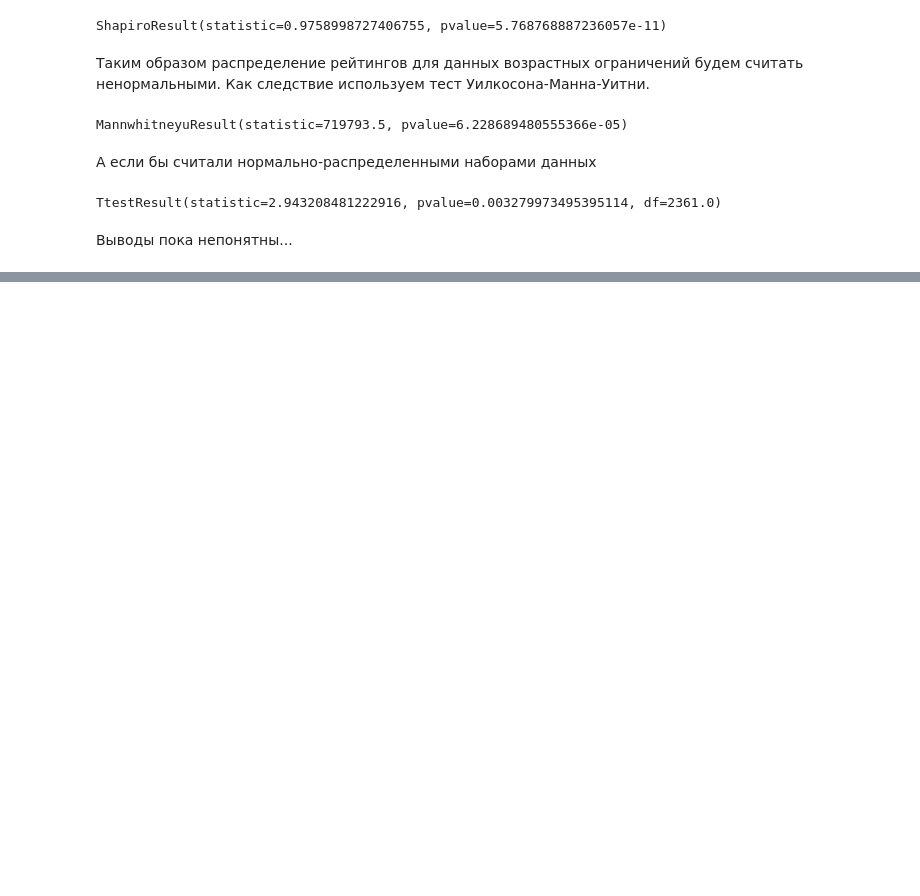
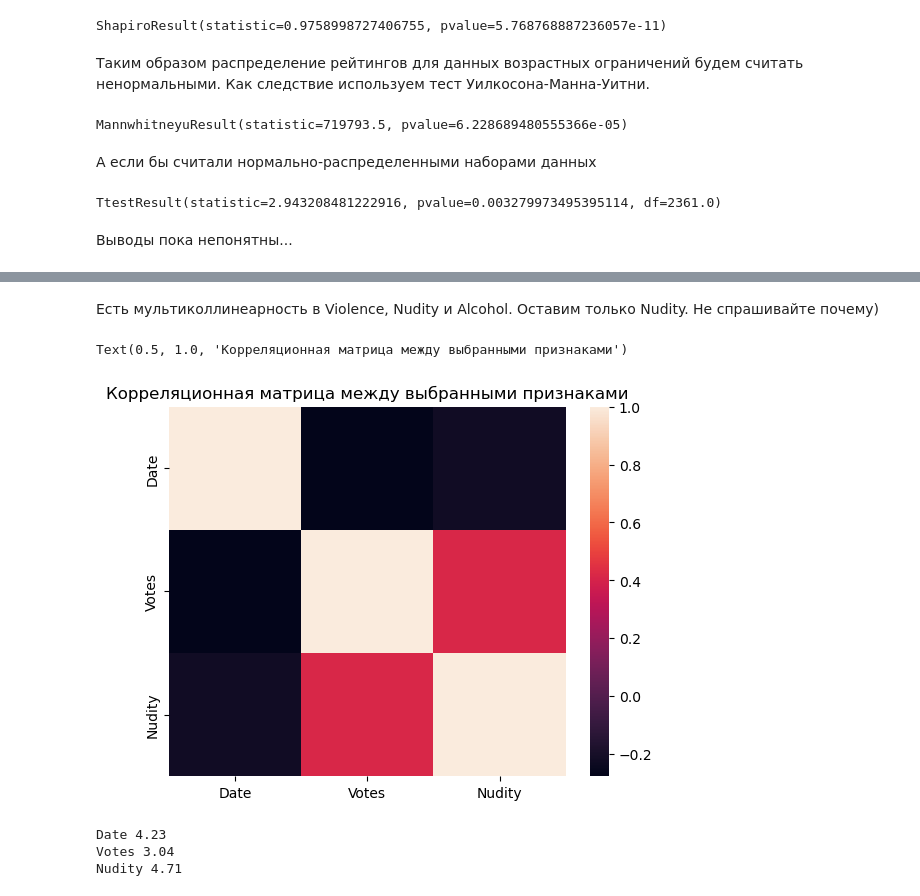
Before and after one commit to robikgrin/BDA-2024-IMBD-moment, a Jupyter notebook: part2_films.ipynb, the cells around one changed output, grey strips where cells are left out. Drawn from its saved outputs; the diff is of its cells as text; code cells hidden in the pictures; blank space fills up the shorter version.

```diff
--- a/part2_films.ipynb
+++ b/part2_films.ipynb
@@ -335,0 +426,11 @@ plt.tight_layout()
+# %% [markdown]
+Есть мультиколлинеарность в Violence, Nudity и Alcohol. Оставим только Nudity. Не спрашивайте почему)
+# %%
+new_features = ['Date', 'Votes', 'Nudity']
+X_new = Films_new[new_features]
+
+sns.heatmap(X_new.corr())
+plt.title('Корреляционная матрица между выбранными признаками')
+# %% [output]
+Text(0.5, 1.0, 'Корреляционная матрица между выбранными признаками')
+[figure, added]
@@ -335,0 +454,8 @@ plt.tight_layout()
+# %%
+for feature in new_features:
+    vif = get_variance_inflation_factor(X_new,feature)
+    print(feature, f'{vif:.2f}')
+# %% [output]
+Date 4.23
+Votes 3.04
+Nudity 4.71
```
Also changed, not shown: parts of 24 cells of this notebook.
